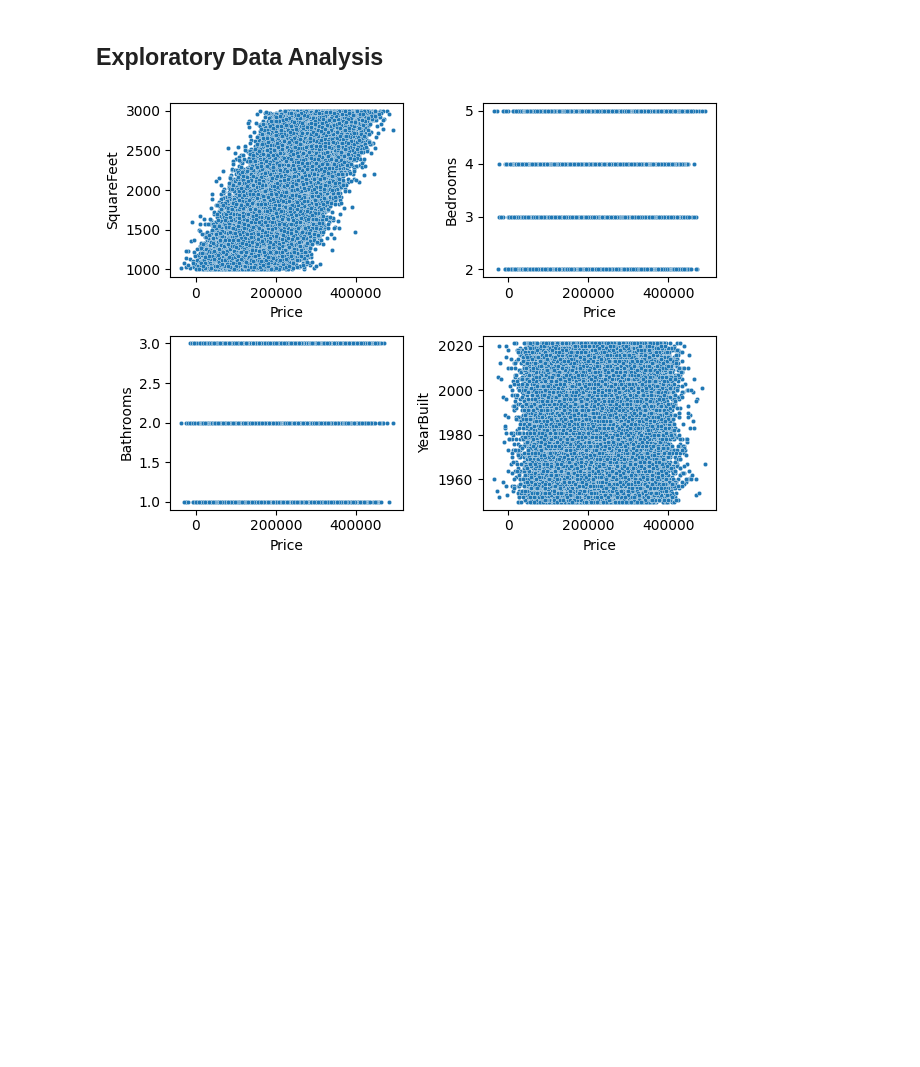
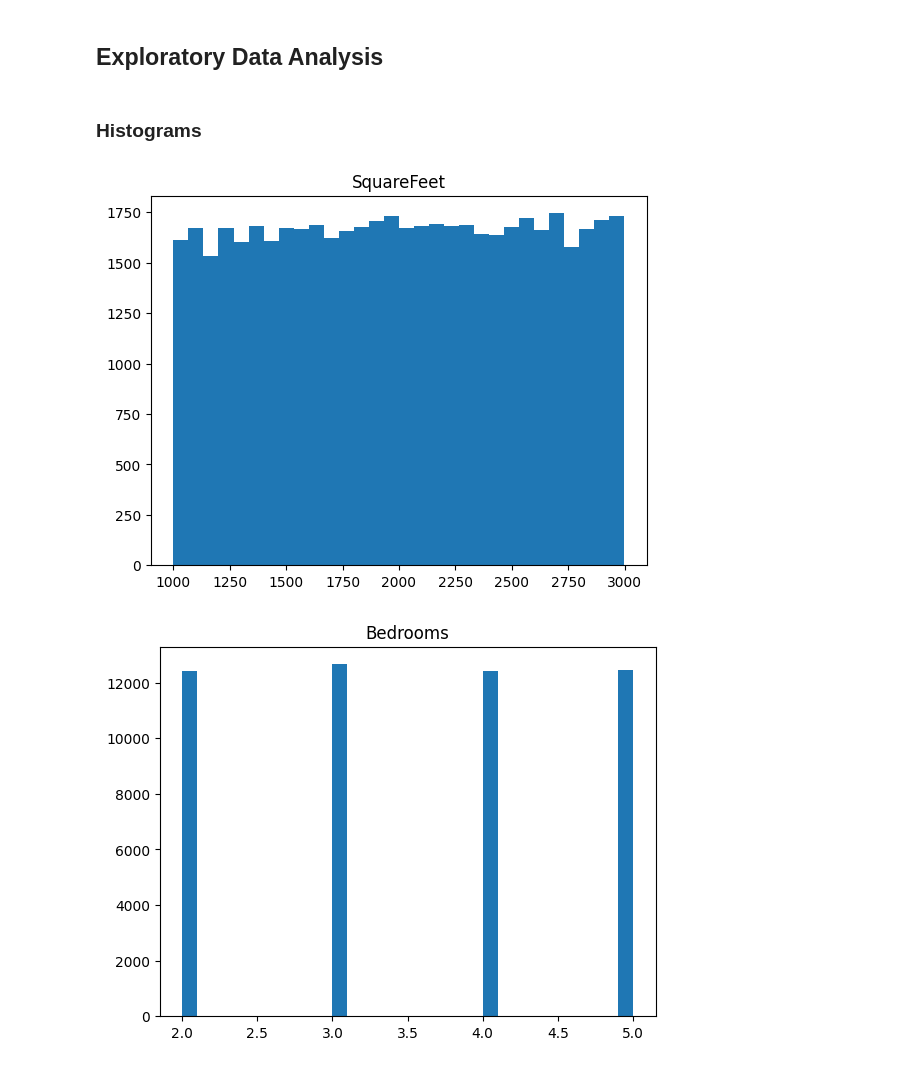
Before and after one commit to renatocorreia-rmcm/housing-price, a Jupyter notebook: HousePricing.ipynb, the cells around one changed output. Saved outputs shown, nothing was run; the diff lists cells and outputs as text; code cells hidden in the pictures; blank space fills up the shorter version.

```diff
--- a/HousePricing.ipynb
+++ b/HousePricing.ipynb
@@ -39,12 +35,14 @@ nrows = ceil(len(cols) / ncols)
-# %%
-fig, axes = plt.subplots(nrows=nrows, ncols=ncols)
-
-axes = axes.flatten() # transformar axes em lista plana
-
-for ax, col in zip(axes, cols):
-    sns.scatterplot(data=df, y=col, x='Price', ax=ax, s=10)
-
-plt.tight_layout()
-plt.show()
-# %% [output]
-[figure, removed]
+# %%
+# Select only numeric columns
+cols = df.select_dtypes(include='number').columns
+# %% [markdown]
+### Histograms
+# %%
+# Iterate through the columns and create a histogram for each
+for col in cols:
+  plt.hist(df[col], bins=30)
+  plt.title(col)
+  plt.show()
+# %% [output]
+[figure, added]
+[figure, added]
```
Also changed, not shown: parts of 5 cells of this notebook.
